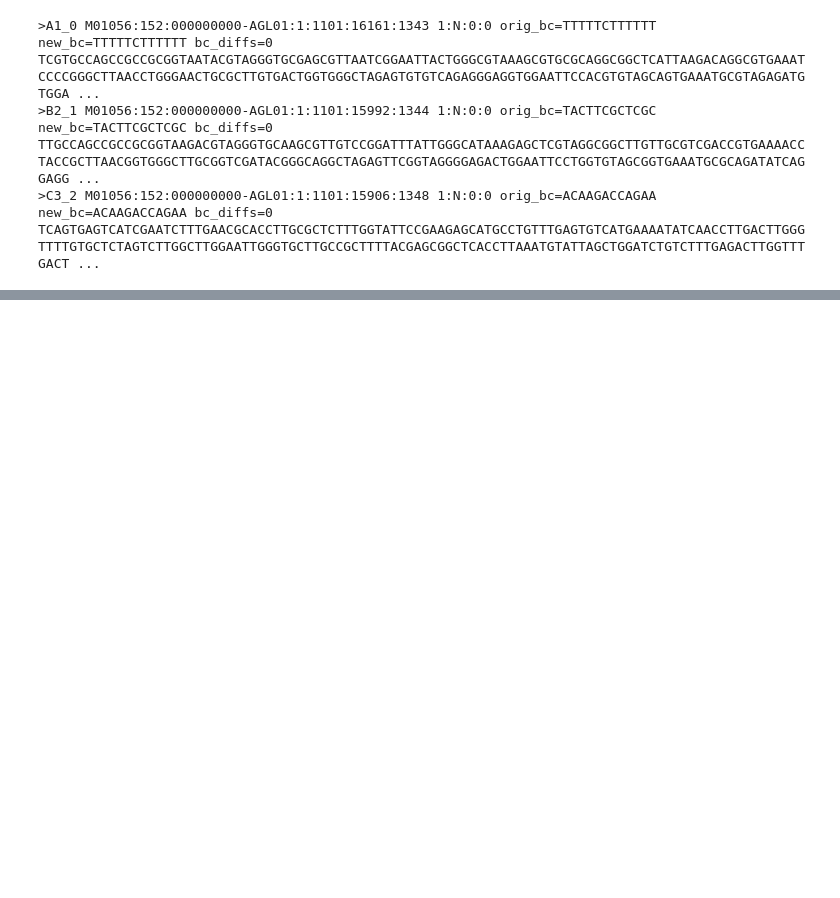
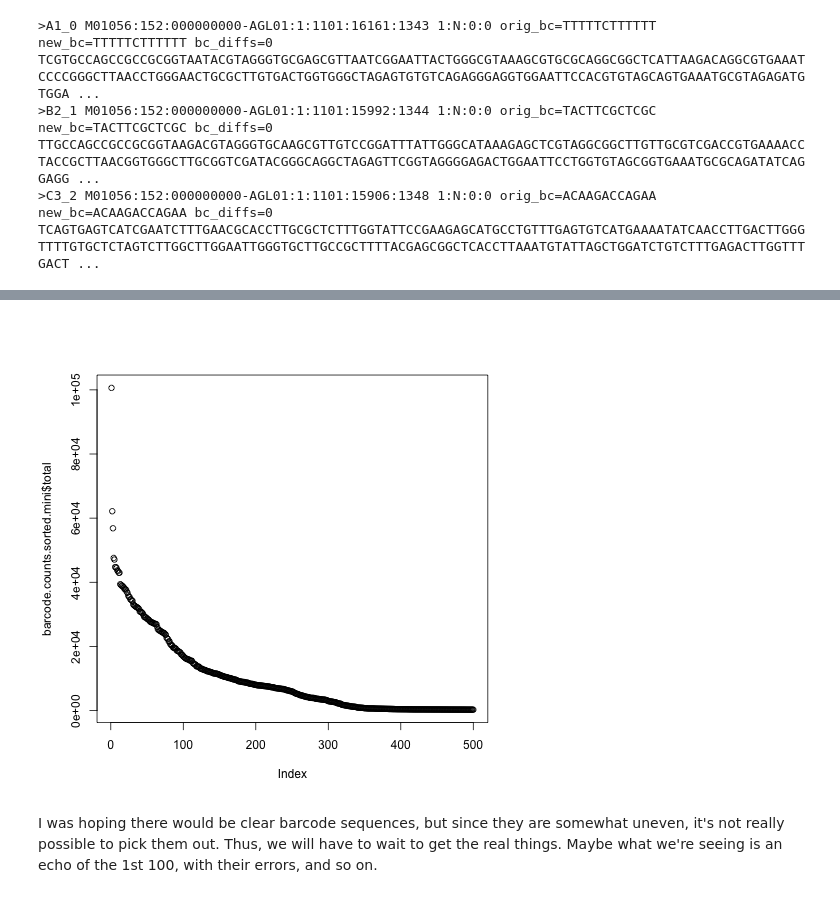
Before and after one commit to TheaWhitman/Mineral16S, a Jupyter notebook: QC_processing/demultiplex.ipynb, the cells around one changed output, grey strips where cells are left out. Cells and saved outputs as stored; diff of their text form; code cells hidden in the pictures; blank space fills up the shorter version.

```diff
--- a/QC_processing/demultiplex.ipynb
+++ b/QC_processing/demultiplex.ipynb
@@ -182,0 +256,3 @@ TCAGTGAGTCATCGAATCTTTGAACGCACCTTGCGCTCTTTGGTATTCCGAAGAGCATGCCTGTTTGAGTGTCATGAAAA
+# %%
+%%R
+barcode.counts <- read.table("../../SeqData/20150624_I1_001.count_table", header=TRUE)
@@ -182,0 +275,3 @@ TCAGTGAGTCATCGAATCTTTGAACGCACCTTGCGCTCTTTGGTATTCCGAAGAGCATGCCTGTTTGAGTGTCATGAAAA
+# %%
+%%R
+barcode.counts.sorted <- barcode.counts[order(-barcode.counts$total),]
@@ -182,0 +289,3 @@ TCAGTGAGTCATCGAATCTTTGAACGCACCTTGCGCTCTTTGGTATTCCGAAGAGCATGCCTGTTTGAGTGTCATGAAAA
+# %%
+%%R
+barcode.counts.sorted.mini<-barcode.counts.sorted[1:500,]
@@ -182,0 +318,8 @@ TCAGTGAGTCATCGAATCTTTGAACGCACCTTGCGCTCTTTGGTATTCCGAAGAGCATGCCTGTTTGAGTGTCATGAAAA
+# %%
+%%R
+plot(barcode.counts.sorted.mini$total)
+# %% [output]
+[figure, added]
+# %% [markdown]
+I was hoping there would be clear barcode sequences, but since they are somewhat uneven, it's not really possible to pick them out. Thus, we will have to wait to get the real things.
+Maybe what we're seeing is an echo of the 1st 100, with their errors, and so on.
```
Also changed, not shown: parts of 12 cells of this notebook.
